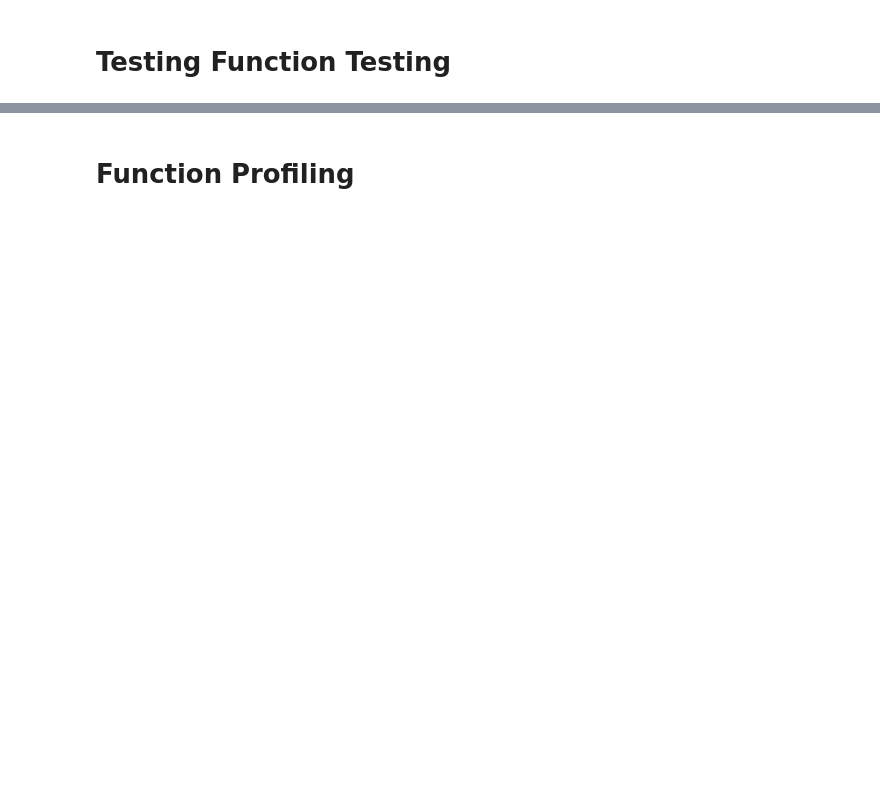
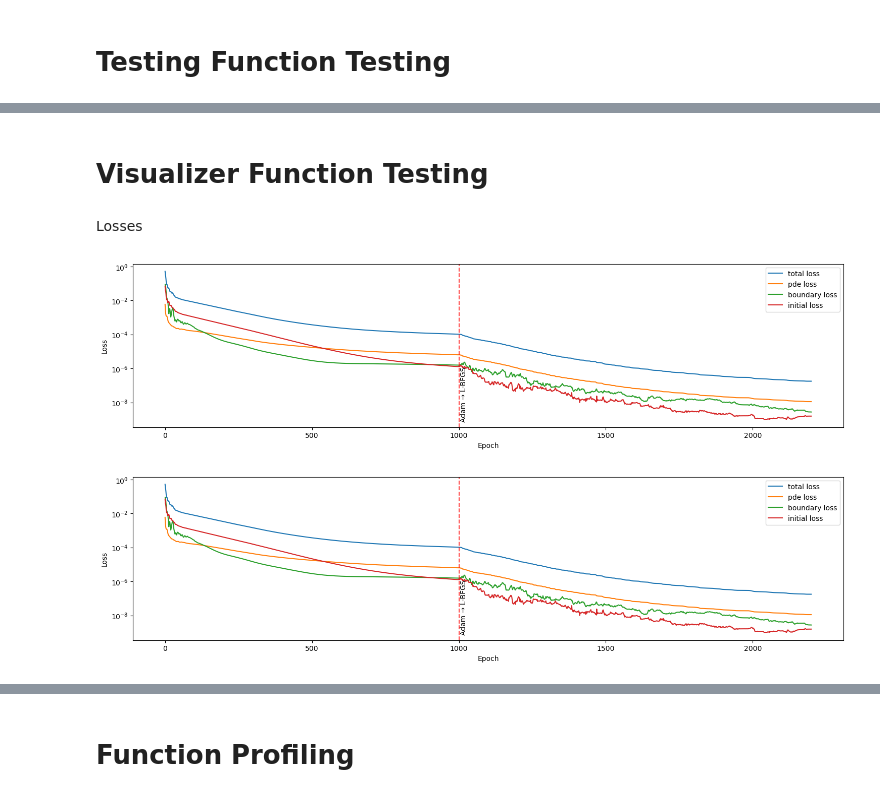
Before and after one commit to JairdanC/soliton-pinns, a Jupyter notebook: models_refactor/kdv/tester.ipynb, the cells around one changed output, grey strips where cells are left out. Cells and saved outputs as stored; diff of their text form; code cells hidden in the pictures; blank space fills up the shorter version.

Commit message:
visualizer work in progress, profile and loss are both working, but unformattted, current work is scatter in the spacetime plot then heatmap

```diff
--- a/models_refactor/kdv/tester.ipynb
+++ b/models_refactor/kdv/tester.ipynb
@@ -71,7 +72,7 @@ TRAIN_PARAMS = dict(
     adam_lr                  = 1e-3,
     lbfgs_lr                 = 1.0,
     lbfgs_history_size       = 100,
-    lbfgs_version            = 'old',
+    lbfgs_version            = '',
     adaptive_sampling        = False,
     logging                  = True
 )
@@ -116,0 +128,2 @@ True
+# %% [markdown]
+# Visualizer Function Testing
@@ -116,0 +132,7 @@ True
+# %% [markdown]
+Losses
+# %%
+model.plot_losses(training_stats)
+# %% [output]
+[figure, added]
+[figure, added]
```
Also changed, not shown: parts of 11 cells of this notebook, 4 other files.
